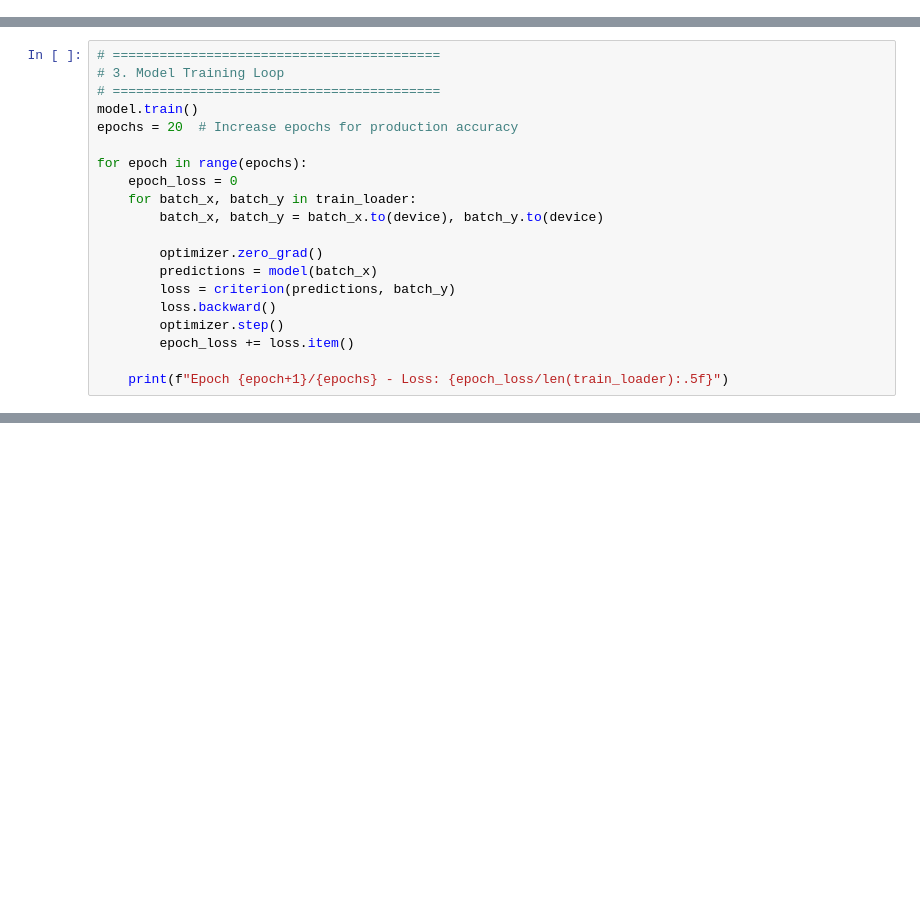
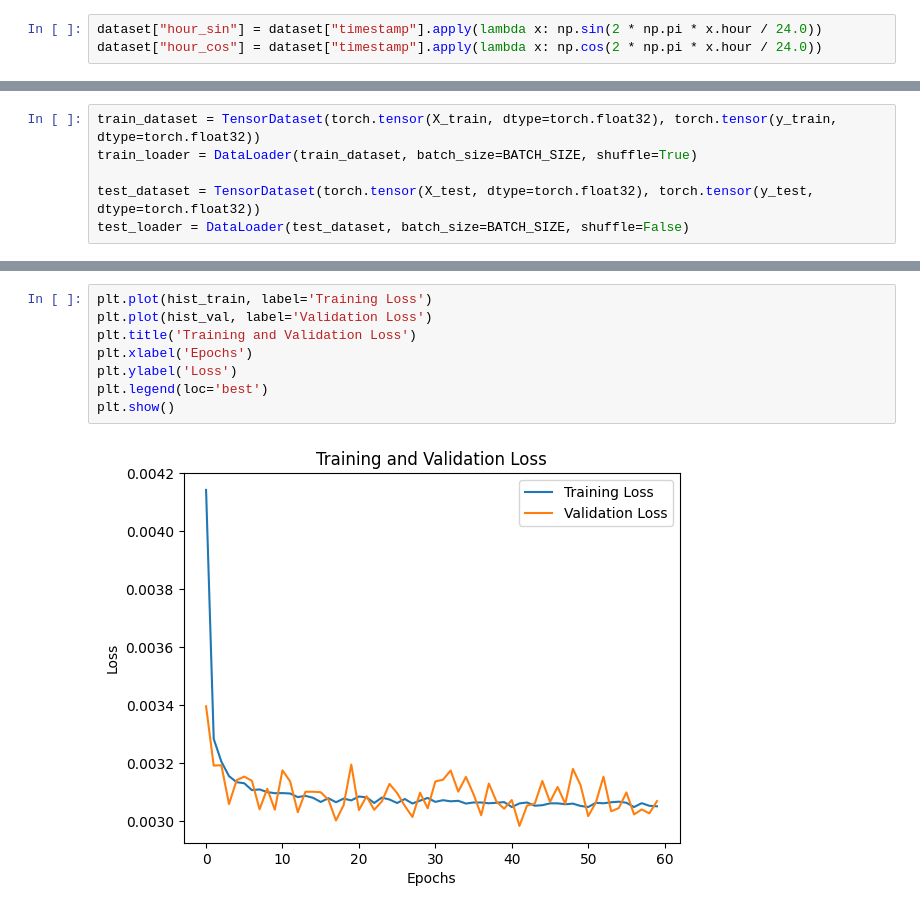
Before and after one commit to lucchinaluca/LLM-tool-calling-VIA-MCP-using-PM2.5-forecasting-model-as-tool, a Jupyter notebook: 4.new_time_series.ipynb, the cells around one changed output, grey strips where cells are left out. Cells and saved outputs as stored; diff of their text form; blank space fills up the shorter version.

```diff
--- a/4.new_time_series.ipynb
+++ b/4.new_time_series.ipynb
@@ -72,0 +33,3 @@ train_loader = DataLoader(train_dataset, batch_size=64, shuffle=True)
+# %%
+dataset["hour_sin"] = dataset["timestamp"].apply(lambda x: np.sin(2 * np.pi * x.hour / 24.0))
+dataset["hour_cos"] = dataset["timestamp"].apply(lambda x: np.cos(2 * np.pi * x.hour / 24.0))
@@ -73 +72,7 @@ train_loader = DataLoader(train_dataset, batch_size=64, shuffle=True)
+# %%
+train_dataset = TensorDataset(torch.tensor(X_train, dtype=torch.float32), torch.tensor(y_train, dtype=torch.float32))
+train_loader = DataLoader(train_dataset, batch_size=BATCH_SIZE, shuffle=True)
+
+test_dataset = TensorDataset(torch.tensor(X_test, dtype=torch.float32), torch.tensor(y_test, dtype=torch.float32))
+test_loader = DataLoader(test_dataset, batch_size=BATCH_SIZE, shuffle=False)
 # %%
@@ -95,20 +107,0 @@ optimizer = torch.optim.Adam(model.parameters(), lr=0.001)
-# %%
-# ==========================================
-# 3. Model Training Loop
-# ==========================================
-model.train()
-epochs = 20  # Increase epochs for production accuracy
-
-for epoch in range(epochs):
-    epoch_loss = 0
-    for batch_x, batch_y in train_loader:
-        batch_x, batch_y = batch_x.to(device), batch_y.to(device)
-
-        optimizer.zero_grad()
-        predictions = model(batch_x)
-        loss = criterion(predictions, batch_y)
-        loss.backward()
-        optimizer.step()
-        epoch_loss += loss.item()
-
-    print(f"Epoch {epoch+1}/{epochs} - Loss: {epoch_loss/len(train_loader):.5f}")
@@ -185,0 +159,10 @@ plt.show()
+# %%
+plt.plot(hist_train, label='Training Loss')
+plt.plot(hist_val, label='Validation Loss')
+plt.title('Training and Validation Loss')
+plt.xlabel('Epochs')
+plt.ylabel('Loss')
+plt.legend(loc='best')
+plt.show()
+# %% [output]
+[figure, added]
```
Also changed, not shown: parts of 14 cells of this notebook, 2 other files.
